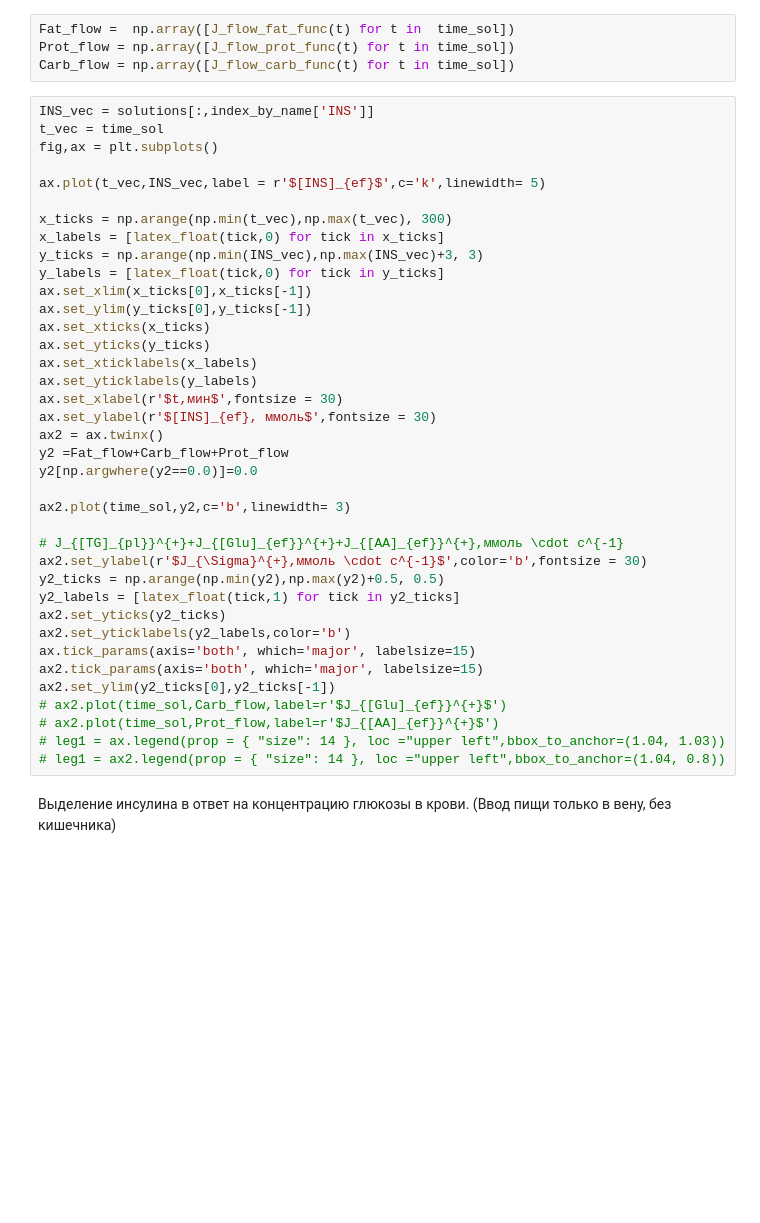
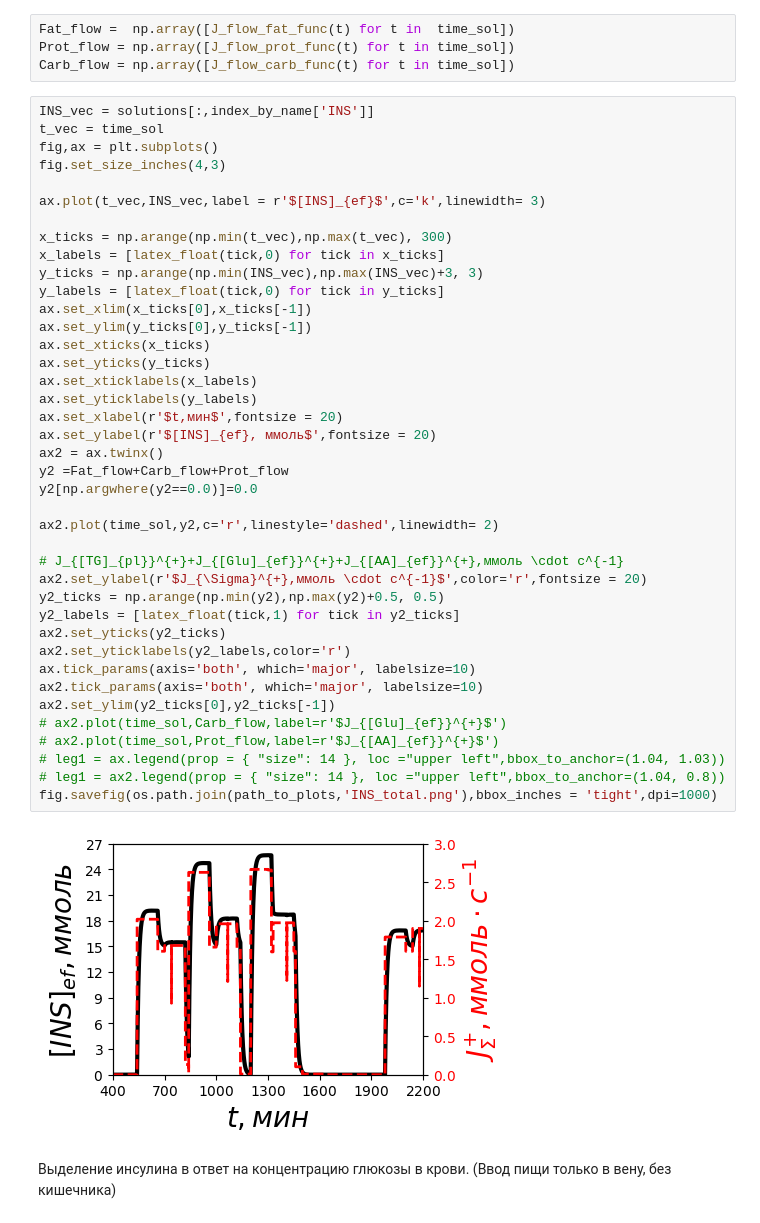
Before and after one commit to RepnikovPavel/gr_lab_2023, a Jupyter notebook: SystemV1/take_plots.ipynb, the cells around one changed output. Drawn from its saved outputs; the diff is of its cells as text; blank space fills up the shorter version.

```diff
--- a/SystemV1/take_plots.ipynb
+++ b/SystemV1/take_plots.ipynb
@@ -76,41 +76,45 @@ Carb_flow = np.array([J_flow_carb_func(t) for t in time_sol])
 # %%
 INS_vec = solutions[:,index_by_name['INS']]
 t_vec = time_sol
 fig,ax = plt.subplots()
+fig.set_size_inches(4,3)
 
-ax.plot(t_vec,INS_vec,label = r'$[INS]_{ef}$',c='k',linewidth= 5)
+ax.plot(t_vec,INS_vec,label = r'$[INS]_{ef}$',c='k',linewidth= 3)
 
 x_ticks = np.arange(np.min(t_vec),np.max(t_vec), 300)
 x_labels = [latex_float(tick,0) for tick in x_ticks]
 y_ticks = np.arange(np.min(INS_vec),np.max(INS_vec)+3, 3)
 y_labels = [latex_float(tick,0) for tick in y_ticks]
 ax.set_xlim(x_ticks[0],x_ticks[-1])
 ax.set_ylim(y_ticks[0],y_ticks[-1])
 ax.set_xticks(x_ticks)
 ax.set_yticks(y_ticks)
 ax.set_xticklabels(x_labels)
 ax.set_yticklabels(y_labels)
-ax.set_xlabel(r'$t,мин$',fontsize = 30)
-ax.set_ylabel(r'$[INS]_{ef}, ммоль$',fontsize = 30)
+ax.set_xlabel(r'$t,мин$',fontsize = 20)
+ax.set_ylabel(r'$[INS]_{ef}, ммоль$',fontsize = 20)
 ax2 = ax.twinx()
 y2 =Fat_flow+Carb_flow+Prot_flow
 y2[np.argwhere(y2==0.0)]=0.0
 
-ax2.plot(time_sol,y2,c='b',linewidth= 3)
+ax2.plot(time_sol,y2,c='r',linestyle='dashed',linewidth= 2)
 
 # J_{[TG]_{pl}}^{+}+J_{[Glu]_{ef}}^{+}+J_{[AA]_{ef}}^{+},ммоль \cdot c^{-1}
-ax2.set_ylabel(r'$J_{\Sigma}^{+},ммоль \cdot c^{-1}$',color='b',fontsize = 30)
+ax2.set_ylabel(r'$J_{\Sigma}^{+},ммоль \cdot c^{-1}$',color='r',fontsize = 20)
 y2_ticks = np.arange(np.min(y2),np.max(y2)+0.5, 0.5)
 y2_labels = [latex_float(tick,1) for tick in y2_ticks]
 ax2.set_yticks(y2_ticks)
-ax2.set_yticklabels(y2_labels,color='b')
-ax.tick_params(axis='both', which='major', labelsize=15)
-ax2.tick_params(axis='both', which='major', labelsize=15)
+ax2.set_yticklabels(y2_labels,color='r')
+ax.tick_params(axis='both', which='major', labelsize=10)
+ax2.tick_params(axis='both', which='major', labelsize=10)
 ax2.set_ylim(y2_ticks[0],y2_ticks[-1])
 # ax2.plot(time_sol,Carb_flow,label=r'$J_{[Glu]_{ef}}^{+}$')
 # ax2.plot(time_sol,Prot_flow,label=r'$J_{[AA]_{ef}}^{+}$')
 # leg1 = ax.legend(prop = { "size": 14 }, loc ="upper left",bbox_to_anchor=(1.04, 1.03))
 # leg1 = ax2.legend(prop = { "size": 14 }, loc ="upper left",bbox_to_anchor=(1.04, 0.8))
+fig.savefig(os.path.join(path_to_plots,'INS_total.png'),bbox_inches = 'tight',dpi=1000)
+# %% [output]
+[figure, added]
 # %% [markdown]
 Выделение инсулина в ответ на концентрацию глюкозы в крови.  (Ввод пищи только в вену, без кишечника)
 # %% [markdown]
```
Also changed, not shown: 5 other files.
